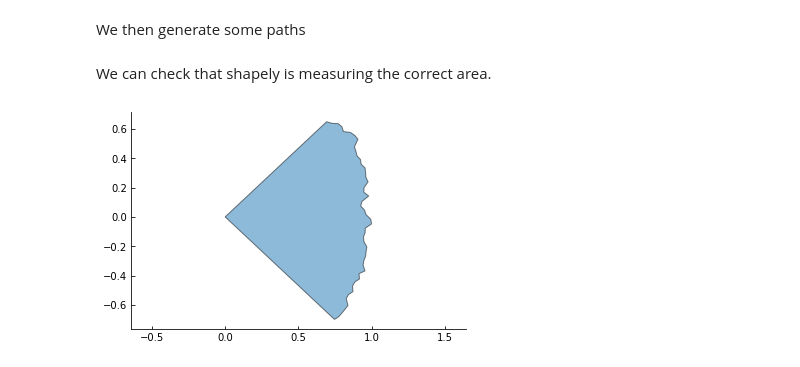
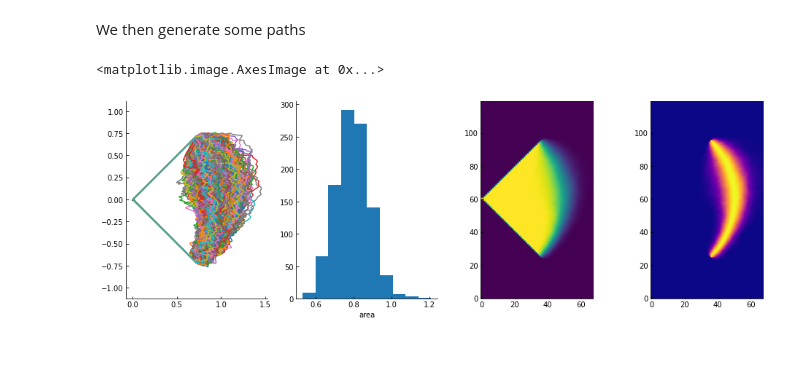
Before and after one commit to FTurci/curve-generation, a Jupyter notebook: CurveGeneration.ipynb, the cells around one changed output. Drawn from its saved outputs; the diff is of its cells as text; code cells hidden in the pictures.

```diff
--- a/CurveGeneration.ipynb
+++ b/CurveGeneration.ipynb
@@ -12,6 +12,7 @@ $$r(\theta) = R+ \sum_{n=1}^K a_n \sin\left(\dfrac{n\pi}{2\phi}(\theta+\phi)\rig
 Here is a simple implementation.
 # %%
 import numpy as np
+
 
 def generate_curve(R = 1.0, energy = 1.0, phi = np.pi/2., K = 100,ntheta = 50):
     """
@@ -40,7 +41,7 @@ def generate_curve(R = 1.0, energy = 1.0, phi = np.pi/2., K = 100,ntheta = 50):
     # generate theta range
     theta = np.linspace(-phi,phi,ntheta)
     # calculate sine argument
-    prod = np.multiply.outer((theta+phi),n/(2*phi))
+    prod = np.multiply.outer((theta+phi),np.pi*n/(2*phi))
     r = np.ones(ntheta)*R+(a*np.sin(prod)).sum(axis=1)
 
     #impose boundaries
@@ -49,31 +50,44 @@ def generate_curve(R = 1.0, energy = 1.0, phi = np.pi/2., K = 100,ntheta = 50):
     x = r*np.cos(theta)
     y = r*np.sin(theta)
     return x, y,r,theta
-    # return prod, a
 # %% [markdown]
 We then generate some paths
-# %%
-import matplotlib.pyplot as plt
-from shapely.geometry import Polygon
-
-areas = []
-fig,ax = plt.subplots(1,2)
-for k in range(20):
-    x,y,r,theta  = generate_curve(phi= np.pi/4, energy = 100, K=1000)
-    ax[0].plot(x,y)
-    shape = Polygon([(xx,yy) for xx,yy in zip(x,y)])
-    areas.append(shape.area)
-    print("Area",shape.area)
-ax[0].axis('equal');
-ax[1].hist(areas);
-ax[1].set_xlabel('area')
-# %% [markdown]
-We can check that shapely is measuring the correct area.
-# %%
-from descartes.patch import PolygonPatch
-fig,ax = plt.subplots()
-patch = PolygonPatch(shape, alpha=0.5, zorder=2)
-ax.add_patch(patch)
-ax.axis('equal');
-# %% [output]
-[figure, removed]
+# %%
+## import matplotlib.pyplot as plt
+from shapely.geometry import Polygon
+import matplotlib.path as mpltPath
+
+areas = []
+rhos = []
+fig,ax = plt.subplots(1,4, figsize=(16,5))
+dx = dy = 0.02
+xlo = 0.0
+xhi = 1.35
+ylo =  -1.2
+yhi = 1.2
+gridx,gridy = np.mgrid[xlo:xhi:dx,ylo:yhi:dy]
+for k in range(1000):
+    x,y,r,theta  = generate_curve(phi= np.pi/4, energy = 100, K=100, ntheta=2000)
+    ax[0].plot(x,y)
+    shape = Polygon([(xx,yy) for xx,yy in zip(x,y)])
+    areas.append(shape.area)
+
+    #use faster matplotlib function to check grid
+    polygon = np.array([x,y]).T
+    path = mpltPath.Path(polygon)
+    points = np.array([gridx.ravel(),gridy.ravel()]).T
+    contained = path.contains_points(points)
+    rhos.append(contained.astype(np.float32).reshape(gridx.shape))
+    # second estimate of the area from the grid
+    area_from_ratio = contained.sum()/len(contained)*(xhi-xlo)*(yhi-ylo)
+#     print(shape.area, area_from_ratio)
+
+#
+ax[0].axis('equal');
+ax[1].hist(areas);
+ax[1].set_xlabel('area')
+ax[2].imshow(np.mean(rhos,axis=0).T, origin='lower')
+ax[3].imshow(np.var(rhos,axis=0).T, origin='lower', cmap=plt.cm.plasma)
+# %% [output]
+<matplotlib.image.AxesImage at 0x...>
+[figure, added]
```
Also changed, not shown: parts of 1 cell of this notebook.
